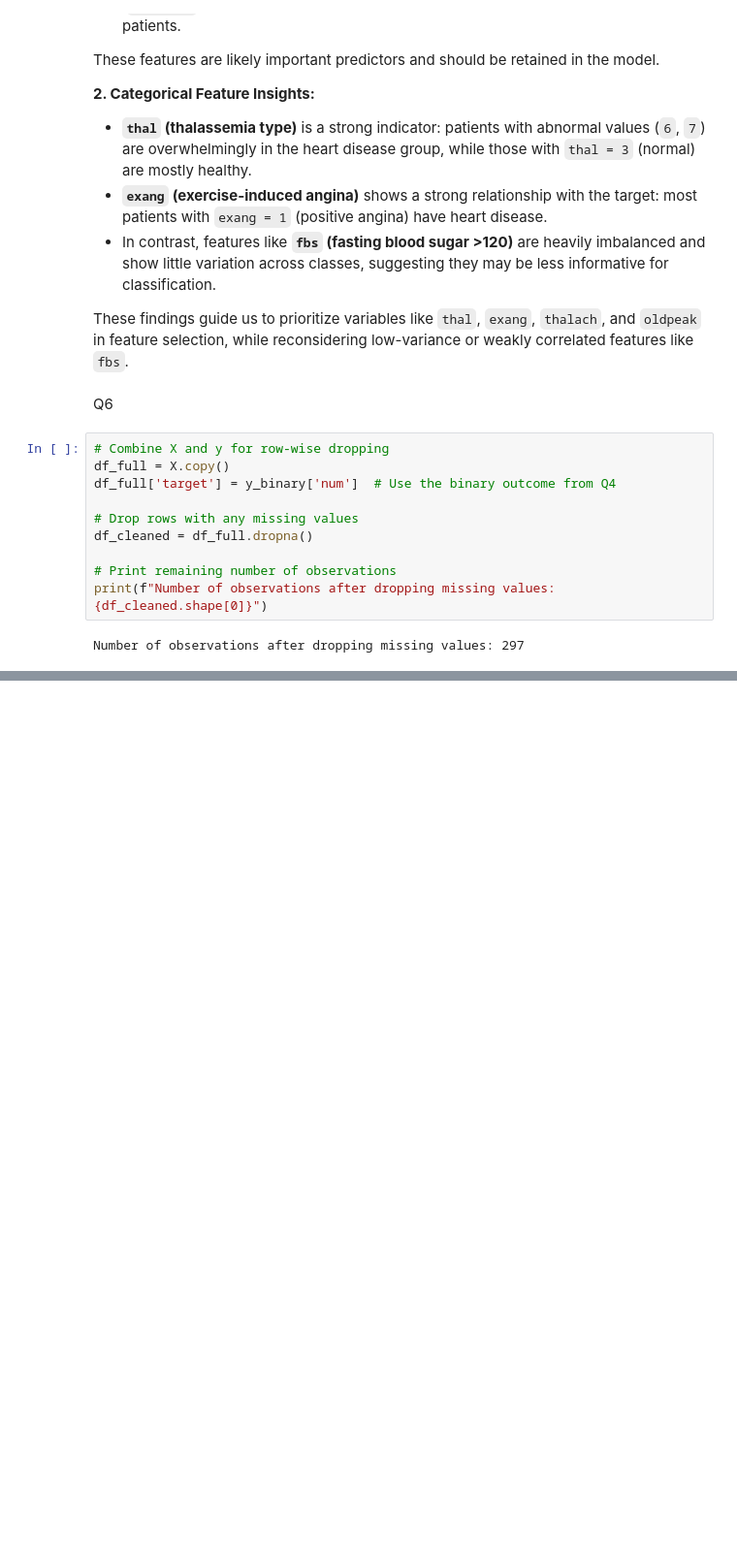
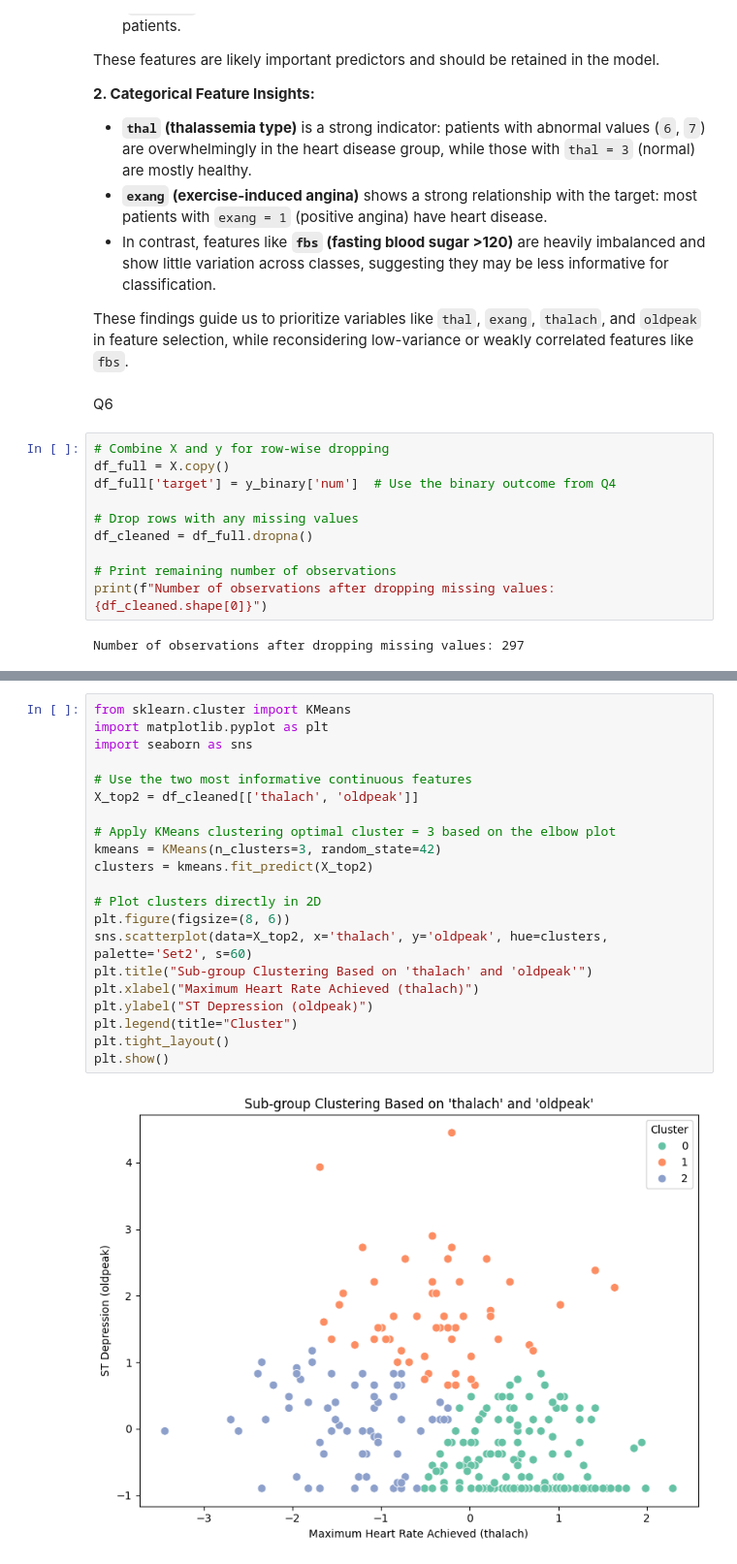
Before and after one commit to Aaaaamy123/project, a Jupyter notebook: assignment6.ipynb, the cells around one changed output, grey strips where cells are left out. Shown at 97% size. Cells and saved outputs as stored; diff of their text form; blank space fills up the shorter version.

```diff
--- a/assignment6.ipynb
+++ b/assignment6.ipynb
@@ -304,0 +345,23 @@ Number of observations after dropping missing values: 297
+# %%
+from sklearn.cluster import KMeans
+import matplotlib.pyplot as plt
+import seaborn as sns
+
+# Use the two most informative continuous features
+X_top2 = df_cleaned[['thalach', 'oldpeak']]
+
+# Apply KMeans clustering optimal cluster = 3 based on the elbow plot
+kmeans = KMeans(n_clusters=3, random_state=42)
+clusters = kmeans.fit_predict(X_top2)
+
+# Plot clusters directly in 2D
+plt.figure(figsize=(8, 6))
+sns.scatterplot(data=X_top2, x='thalach', y='oldpeak', hue=clusters, palette='Set2', s=60)
+plt.title("Sub-group Clustering Based on 'thalach' and 'oldpeak'")
+plt.xlabel("Maximum Heart Rate Achieved (thalach)")
+plt.ylabel("ST Depression (oldpeak)")
+plt.legend(title="Cluster")
+plt.tight_layout()
+plt.show()
+# %% [output]
+[figure, added]
```
Also changed, not shown: parts of 3 cells of this notebook.
